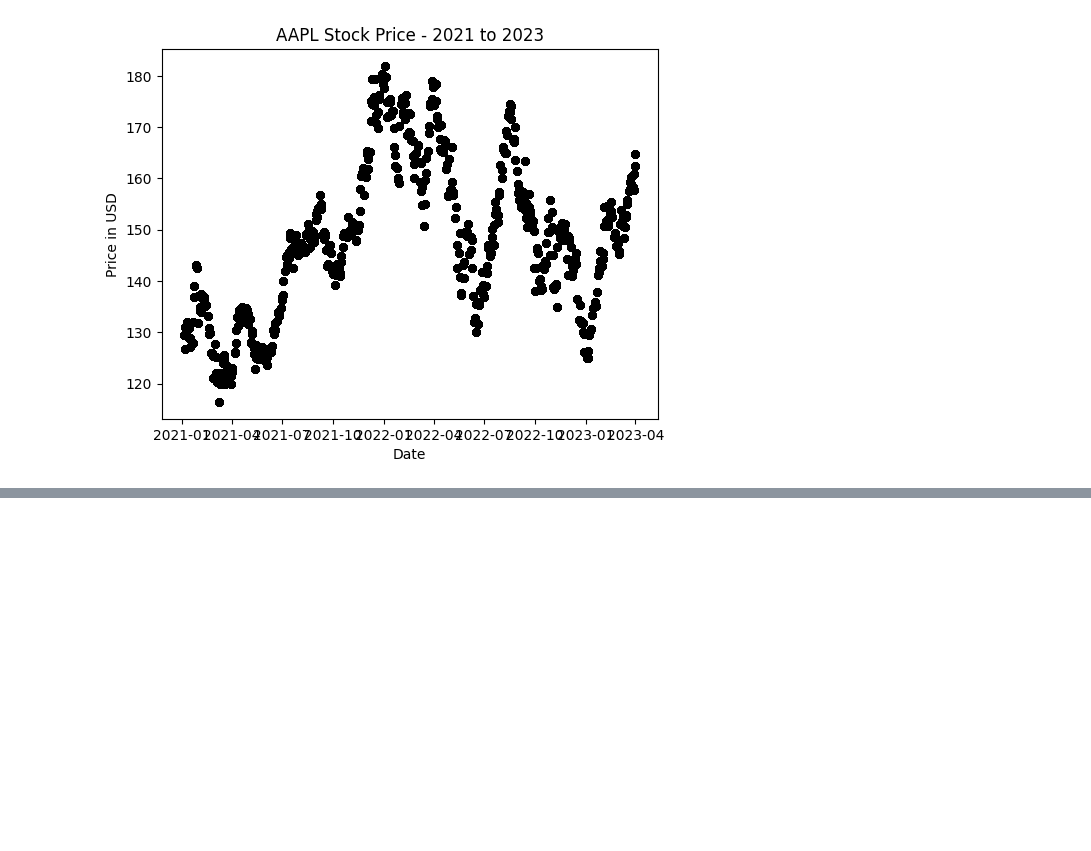
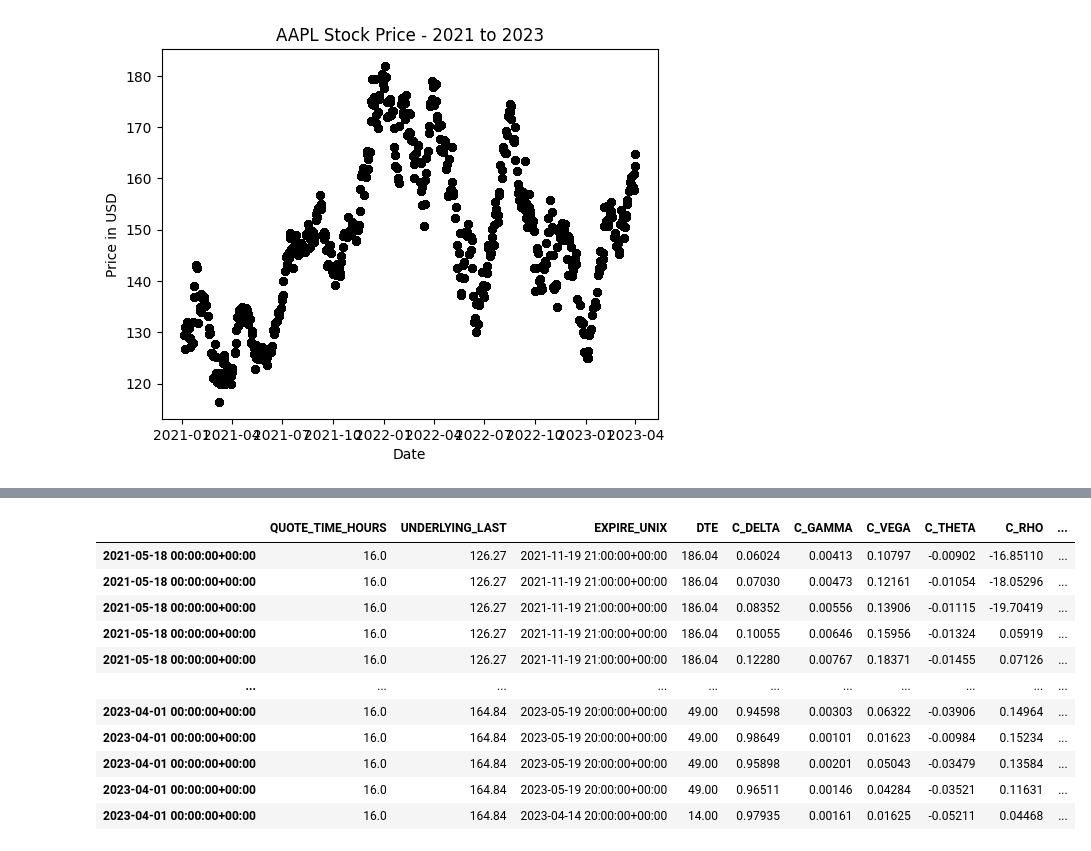
Before and after one commit to daneisburgh/invaas, a Jupyter notebook: notebooks/aapl-options-test.ipynb, the cells around one changed output, grey strips where cells are left out. Cells and saved outputs as stored; diff of their text form; code cells hidden in the pictures; blank space fills up the shorter version.

```diff
--- a/notebooks/aapl-options-test.ipynb
+++ b/notebooks/aapl-options-test.ipynb
@@ -128,3 +91,78 @@ plt.title("AAPL Stock Price - 2021 to 2023")
 # %% [output]
 Text(0.5, 1.0, 'AAPL Stock Price - 2021 to 2023')
 [figure]
+# %%
+df_option_history = df_final.copy()
+
+# df_option_history = df_option_history.loc[
+#     (df_option_history.C_VOLUME.notna())
+#     & (df_option_history.P_VOLUME.notna())
+#     & (
+#         (df_option_history.C_VOLUME > 50)
+#         | (df_option_history.P_VOLUME > 50)
+#     )
+# ]
+
+df_option_history["EXPIRE_UNIX"] = pd.to_datetime(df_option_history.EXPIRE_UNIX, unit="s", utc=True)
+df_option_history["QUOTE_UNIXTIME"] = pd.to_datetime(df_option_history.QUOTE_UNIXTIME, unit="s", utc=True)
+df_option_history.set_index(pd.DatetimeIndex([pd.Timestamp(x).round(freq="D") for x in df_option_history.QUOTE_UNIXTIME]), inplace=True)
+df_option_history.sort_values(by="QUOTE_UNIXTIME", inplace=True)
+df_option_history.drop(columns=["QUOTE_UNIXTIME"], inplace=True)
+
+timestamps = [pd.to_datetime(x, utc=True).round(freq="D") for x in df_option_history.index.values]
+df_option_history.set_index(pd.DatetimeIndex(timestamps), inplace=True)
+
+df_option_history["OPTION_ID"] = df_option_history["EXPIRE_UNIX"].astype(str) + df_option_history["STRIKE"].astype(str)
+df_option_history["OPTION_ID"] = df_option_history["OPTION_ID"].apply(lambda x: hash(x))
+
+def get_df_cnn_fear_greed_index():
+    print("Retrieving historical ETF fear and greed index")
+    import json
+
+    with open("cnn_fear_greed_index_data.json") as f:
+        cnn_fear_greed_index_data = json.load(f)
+
+    df_fear_greed_index = pd.DataFrame(
+        data=cnn_fear_greed_index_data["data"]["c:50108"]["series"][0], columns=["x", "y"]
+    )
+    df_fear_greed_index.set_index(
+        pd.DatetimeIndex([pd.Timestamp(x, unit="s", tz="UTC") for x in df_fear_greed_index.x]),
+        inplace=True,
+    )
+    df_fear_greed_index.rename(columns={"y": "fear_greed_index"}, inplace=True)
+    return df_fear_greed_index
+
+df_fear_greed_index = get_df_cnn_fear_greed_index()
+df_option_history = df_option_history.join(df_fear_greed_index[["fear_greed_index"]], how="inner")
+df_option_history["fear_greed_index"] = df_option_history.fear_greed_index.fillna(method="ffill").astype(float)
+
+df_history = df_option_history.groupby(df_option_history.index).first()[["UNDERLYING_LAST", "fear_greed_index"]]
+df_history.rename(columns={"UNDERLYING_LAST": "close"}, inplace=True)
+
+for column in ["close", "fear_greed_index"]:
+    for days in [14]:
+        periods = days
+        df_history[f"{column}_previous"] = df_history[column].shift(1)
+        df_history[f"{column}_min_{days}"] = df_history[column].rolling(window=periods, min_periods=periods).min()
+        df_history[f"{column}_max_{days}"] = df_history[column].rolling(window=periods, min_periods=periods).max()
+        df_history[f"{column}_gradient_{days}"] = df_history[column].diff(periods=periods) / periods
+        df_history[f"{column}_gradient_min_{days}"] = (
+            df_history[f"{column}_gradient_{days}"].rolling(window=periods, min_periods=periods).min()
+        )
+        df_history[f"{column}_gradient_max_{days}"] = (
+            df_history[f"{column}_gradient_{days}"].rolling(window=periods, min_periods=periods).max()
+        )
+
+CustomStrategy = ta.Strategy(
+    name="RSI",
+    ta=[
+        {"kind": "rsi", "length": 14},
+    ],
+)
+
+df_history.ta.strategy(CustomStrategy)
+df_option_history = df_option_history.join(df_history.drop(columns=["fear_greed_index"]), how="inner")
+# df_option_history.dropna(inplace=True)
+
+df_option_history
+# %% [output]
@@ -130,0 +170,12 @@ Text(0.5, 1.0, 'AAPL Stock Price - 2021 to 2023')
+|  | QUOTE_TIME_HOURS | UNDERLYING_LAST | EXPIRE_UNIX | DTE | C_DELTA | C_GAMMA | C_VEGA | C_THETA | C_RHO | ... |
+| 2021-05-18 00:00:00+00:00 | 16.0 | 126.27 | 2021-11-19 21:00:00+00:00 | 186.04 | 0.06024 | 0.00413 | 0.10797 | -0.00902 | -16.85110 | ... |
+| 2021-05-18 00:00:00+00:00 | 16.0 | 126.27 | 2021-11-19 21:00:00+00:00 | 186.04 | 0.07030 | 0.00473 | 0.12161 | -0.01054 | -18.05296 | ... |
+| 2021-05-18 00:00:00+00:00 | 16.0 | 126.27 | 2021-11-19 21:00:00+00:00 | 186.04 | 0.08352 | 0.00556 | 0.13906 | -0.01115 | -19.70419 | ... |
+| 2021-05-18 00:00:00+00:00 | 16.0 | 126.27 | 2021-11-19 21:00:00+00:00 | 186.04 | 0.10055 | 0.00646 | 0.15956 | -0.01324 | 0.05919 | ... |
+| 2021-05-18 00:00:00+00:00 | 16.0 | 126.27 | 2021-11-19 21:00:00+00:00 | 186.04 | 0.12280 | 0.00767 | 0.18371 | -0.01455 | 0.07126 | ... |
+| ... | ... | ... | ... | ... | ... | ... | ... | ... | ... | ... |
+| 2023-04-01 00:00:00+00:00 | 16.0 | 164.84 | 2023-05-19 20:00:00+00:00 | 49.00 | 0.94598 | 0.00303 | 0.06322 | -0.03906 | 0.14964 | ... |
+| 2023-04-01 00:00:00+00:00 | 16.0 | 164.84 | 2023-05-19 20:00:00+00:00 | 49.00 | 0.98649 | 0.00101 | 0.01623 | -0.00984 | 0.15234 | ... |
+| 2023-04-01 00:00:00+00:00 | 16.0 | 164.84 | 2023-05-19 20:00:00+00:00 | 49.00 | 0.95898 | 0.00201 | 0.05043 | -0.03479 | 0.13584 | ... |
+| 2023-04-01 00:00:00+00:00 | 16.0 | 164.84 | 2023-05-19 20:00:00+00:00 | 49.00 | 0.96511 | 0.00146 | 0.04284 | -0.03521 | 0.11631 | ... |
+| 2023-04-01 00:00:00+00:00 | 16.0 | 164.84 | 2023-04-14 20:00:00+00:00 | 14.00 | 0.97935 | 0.00161 | 0.01625 | -0.05211 | 0.04468 | ... |
```
Also changed, not shown: parts of 8 cells of this notebook, 1 other file.
